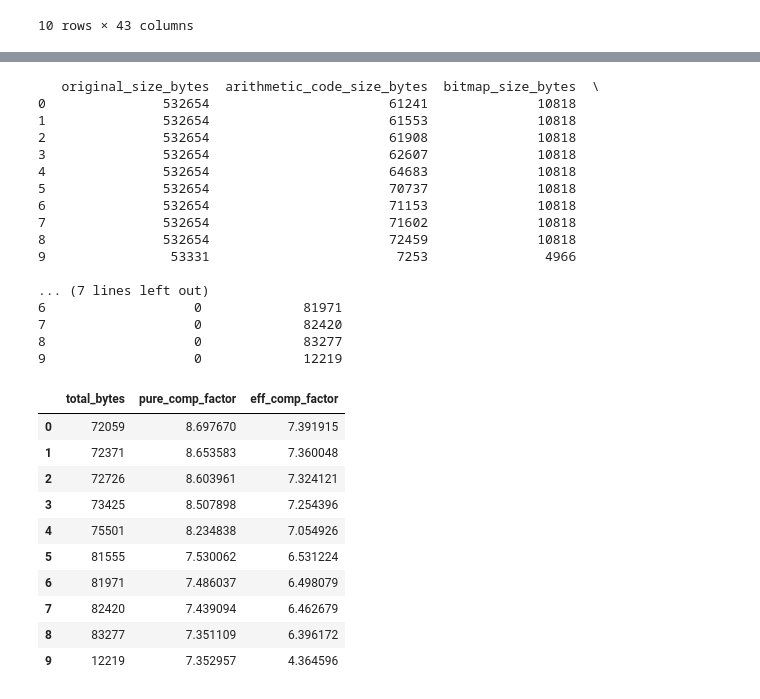
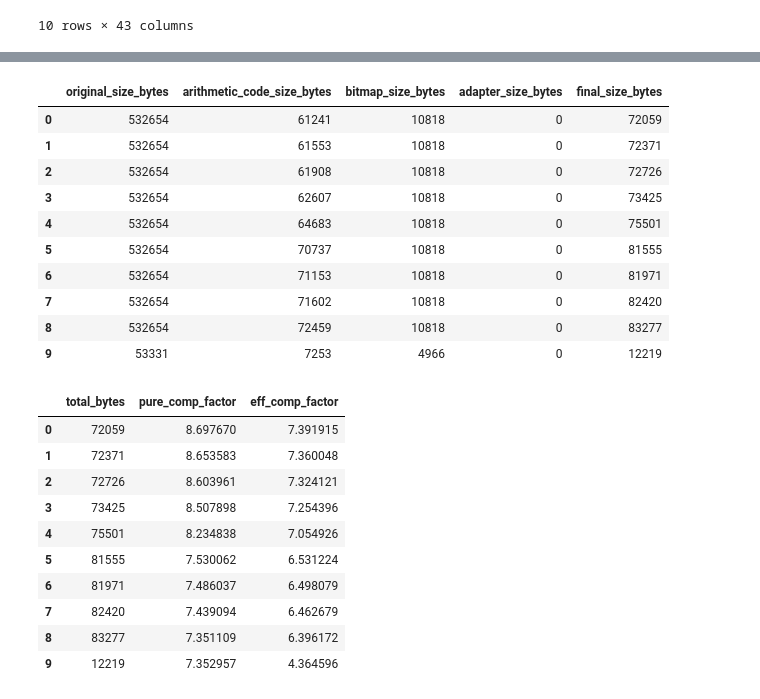
Before and after one commit to utndatasystems/compression-economics, a Jupyter notebook: other_files/llm_compression_plots/plot_compression_results.ipynb, the cells around one changed output, grey strips where cells are left out. Cells and saved outputs as stored; diff of their text form; code cells hidden in the pictures.

```diff
--- a/other_files/llm_compression_plots/plot_compression_results.ipynb
+++ b/other_files/llm_compression_plots/plot_compression_results.ipynb
@@ -184,29 +189,23 @@ df[['model_name', 'rank', 'peft', 'original_size_bytes', 'arithmetic_code_size_b
 # %%
 df['pure_comp_factor'] = df['original_size_bytes'] / df['arithmetic_code_size_bytes']
 
 df['total_bytes'] = df['arithmetic_code_size_bytes'] + df['bitmap_size_bytes'] + df['adapter_size_bytes']
 
-print(df[['original_size_bytes', 'arithmetic_code_size_bytes', 'bitmap_size_bytes', 'adapter_size_bytes', 'final_size_bytes']].head(10))
+df['eff_comp_factor'] = df['original_size_bytes'] / df['total_bytes']
 
-df['eff_comp_factor'] = df['original_size_bytes'] / df['total_bytes']
+df[['original_size_bytes', 'arithmetic_code_size_bytes', 'bitmap_size_bytes', 'adapter_size_bytes', 'final_size_bytes']].head(10)
 # %% [output]
-   original_size_bytes  arithmetic_code_size_bytes  bitmap_size_bytes  \
-0               532654                       61241              10818
-1               532654                       61553              10818
-2               532654                       61908              10818
-3               532654                       62607              10818
-4               532654                       64683              10818
-5               532654                       70737              10818
-6               532654                       71153              10818
-7               532654                       71602              10818
-8               532654                       72459              10818
-9                53331                        7253               4966
-
-... (7 lines left out)
-6                   0             81971
-7                   0             82420
-8                   0             83277
-9                   0             12219
+|  | original_size_bytes | arithmetic_code_size_bytes | bitmap_size_bytes | adapter_size_bytes | final_size_bytes |
+| 0 | 532654 | 61241 | 10818 | 0 | 72059 |
+| 1 | 532654 | 61553 | 10818 | 0 | 72371 |
+| 2 | 532654 | 61908 | 10818 | 0 | 72726 |
+| 3 | 532654 | 62607 | 10818 | 0 | 73425 |
+| 4 | 532654 | 64683 | 10818 | 0 | 75501 |
+| 5 | 532654 | 70737 | 10818 | 0 | 81555 |
+| 6 | 532654 | 71153 | 10818 | 0 | 81971 |
+| 7 | 532654 | 71602 | 10818 | 0 | 82420 |
+| 8 | 532654 | 72459 | 10818 | 0 | 83277 |
+| 9 | 53331 | 7253 | 4966 | 0 | 12219 |
 # %%
 df[['total_bytes', 'pure_comp_factor', 'eff_comp_factor']].head(10)
 # %% [output]
```
Also changed, not shown: parts of 7 cells of this notebook, 1 other file.
